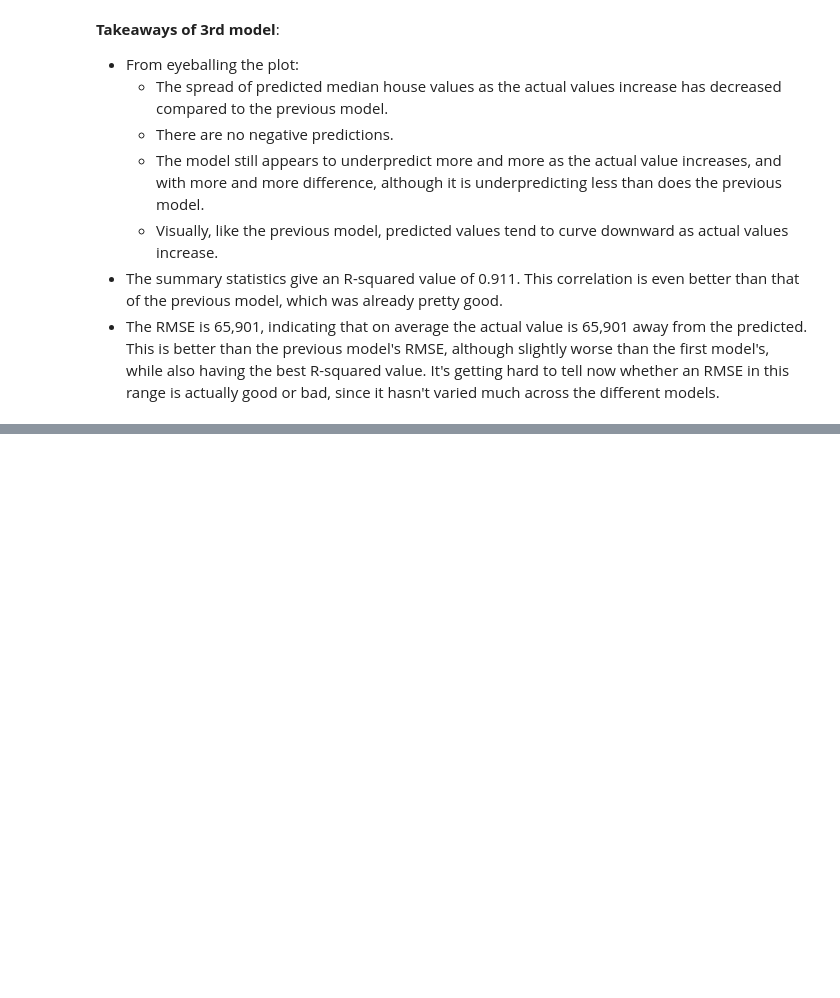
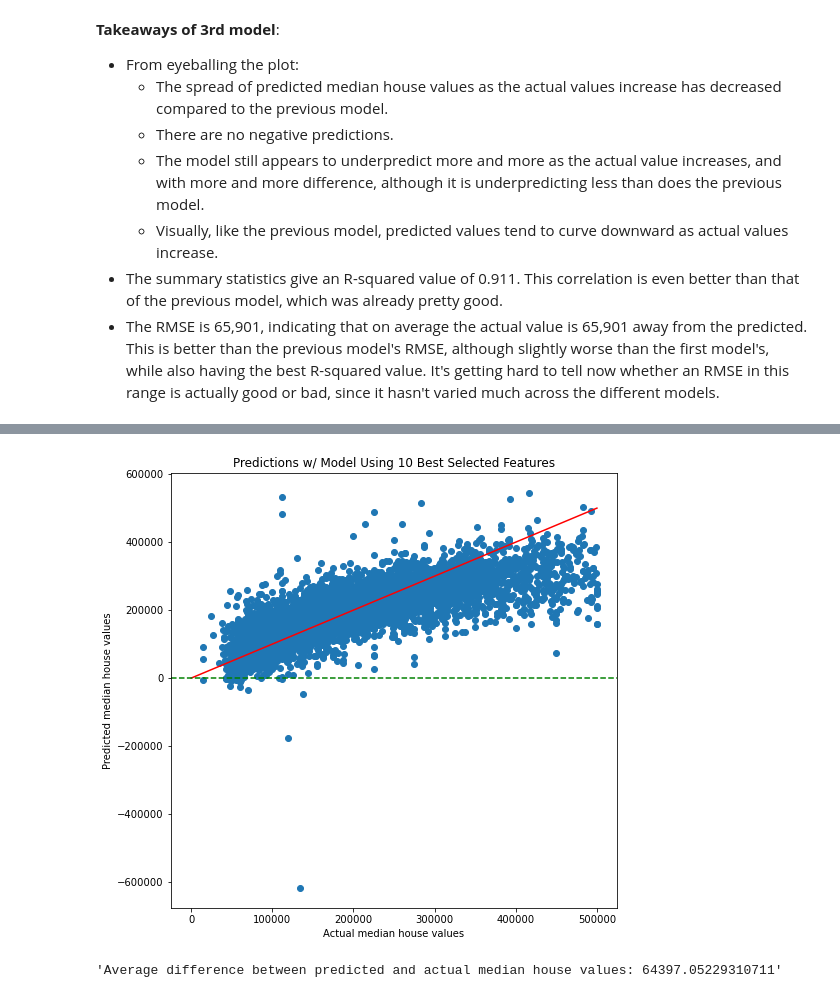
Before and after one commit to danielpickett369/Springboard-Capstone-2, a Jupyter notebook: Capstone 2, Step 5.ipynb, the cells around one changed output, grey strips where cells are left out. Drawn from its saved outputs; the diff is of its cells as text; code cells hidden in the pictures; blank space fills up the shorter version.

```diff
--- a/Capstone 2, Step 5.ipynb
+++ b/Capstone 2, Step 5.ipynb
@@ -567,0 +555,4 @@ __Questions__:
+# %%
+X_train_selectKbest = X_train[cols_selected]
+X_test_selectKbest = X_test[cols_selected]
+X_train_selectKbest
@@ -567,0 +573,8 @@ __Questions__:
+# %%
+# Build the model.
+
+LRmodel_selectKbest = sm.OLS(y_train, X_train_selectKbest)
+
+LRmodel_selectKbest_results = LRmodel_selectKbest.fit()
+
+LRmodel_selectKbest_results.summary()
@@ -567,0 +610,16 @@ __Questions__:
+# %%
+# Use the model to predict median house value among the test set.
+
+y_pred_selectKbest = LRmodel_selectKbest_results.predict(X_test_selectKbest)
+# %%
+# Plot predictions for model that uses the 10 best selected features.
+
+plot_results(y_test, y_pred_selectKbest, 'Predictions w/ Model Using ' + str(select_num) + ' Best Selected Features')
+# %% [output]
+[figure, added]
+# %%
+# Calculate the RMSE of this model.
+
+rmse(y_pred_selectKbest, y_test)
+# %% [output]
+'Average difference between predicted and actual median house values: 64397.05229310711'
```
Also changed, not shown: parts of 53 cells of this notebook.
